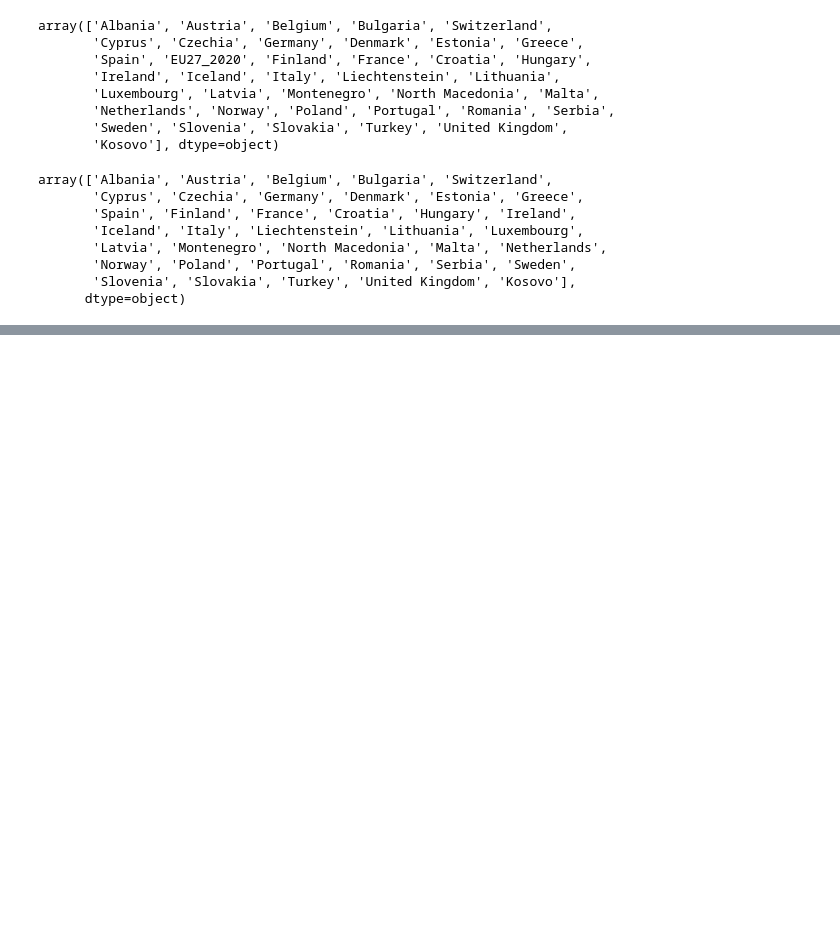
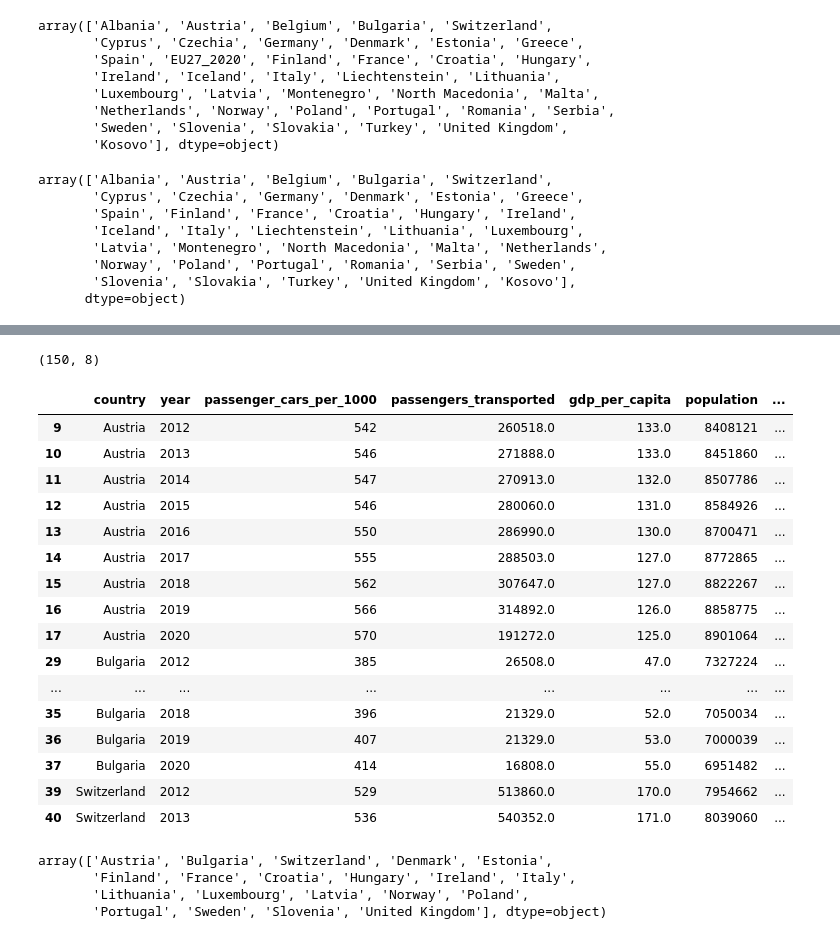
Before and after one commit to emanmozaffar/si618-final-project, a Jupyter notebook: transit_data_cleaning.ipynb, the cells around one changed output, grey strips where cells are left out. Saved outputs shown, nothing was run; the diff lists cells and outputs as text; code cells hidden in the pictures; blank space fills up the shorter version.

Commit message:
Add updated dataframe with dropped null values

```diff
--- a/transit_data_cleaning.ipynb
+++ b/transit_data_cleaning.ipynb
@@ -456,0 +470,35 @@ array(['Albania', 'Austria', 'Belgium', 'Bulgaria', 'Switzerland',
+# %%
+# Drop null values
+country_data = merged_df5.dropna()
+# %%
+country_data.shape
+# %% [output]
+(150, 8)
+# %%
+country_data.head(20)
+# %% [output]
+|  | country | year | passenger_cars_per_1000 | passengers_transported | gdp_per_capita | population | ... |
+| 9 | Austria | 2012 | 542 | 260518.0 | 133.0 | 8408121 | ... |
+| 10 | Austria | 2013 | 546 | 271888.0 | 133.0 | 8451860 | ... |
+| 11 | Austria | 2014 | 547 | 270913.0 | 132.0 | 8507786 | ... |
+| 12 | Austria | 2015 | 546 | 280060.0 | 131.0 | 8584926 | ... |
+| 13 | Austria | 2016 | 550 | 286990.0 | 130.0 | 8700471 | ... |
+| 14 | Austria | 2017 | 555 | 288503.0 | 127.0 | 8772865 | ... |
+| 15 | Austria | 2018 | 562 | 307647.0 | 127.0 | 8822267 | ... |
+| 16 | Austria | 2019 | 566 | 314892.0 | 126.0 | 8858775 | ... |
+| 17 | Austria | 2020 | 570 | 191272.0 | 125.0 | 8901064 | ... |
+| 29 | Bulgaria | 2012 | 385 | 26508.0 | 47.0 | 7327224 | ... |
+| ... | ... | ... | ... | ... | ... | ... | ... |
+| 35 | Bulgaria | 2018 | 396 | 21329.0 | 52.0 | 7050034 | ... |
+| 36 | Bulgaria | 2019 | 407 | 21329.0 | 53.0 | 7000039 | ... |
+| 37 | Bulgaria | 2020 | 414 | 16808.0 | 55.0 | 6951482 | ... |
+| 39 | Switzerland | 2012 | 529 | 513860.0 | 170.0 | 7954662 | ... |
+| 40 | Switzerland | 2013 | 536 | 540352.0 | 171.0 | 8039060 | ... |
+# %%
+# Show all the countries that are in our dataset
+country_data['country'].unique()
+# %% [output]
+array(['Austria', 'Bulgaria', 'Switzerland', 'Denmark', 'Estonia',
+       'Finland', 'France', 'Croatia', 'Hungary', 'Ireland', 'Italy',
+       'Lithuania', 'Luxembourg', 'Latvia', 'Norway', 'Poland',
+       'Portugal', 'Sweden', 'Slovenia', 'United Kingdom'], dtype=object)
```
Also changed, not shown: parts of 1 cell of this notebook.
